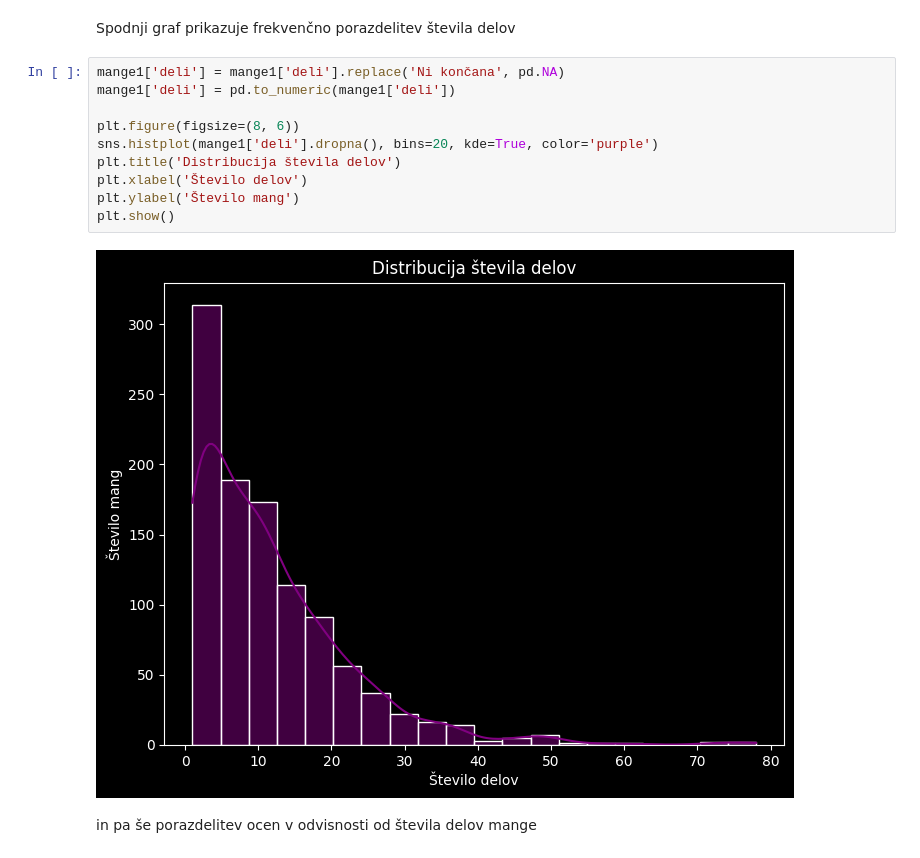
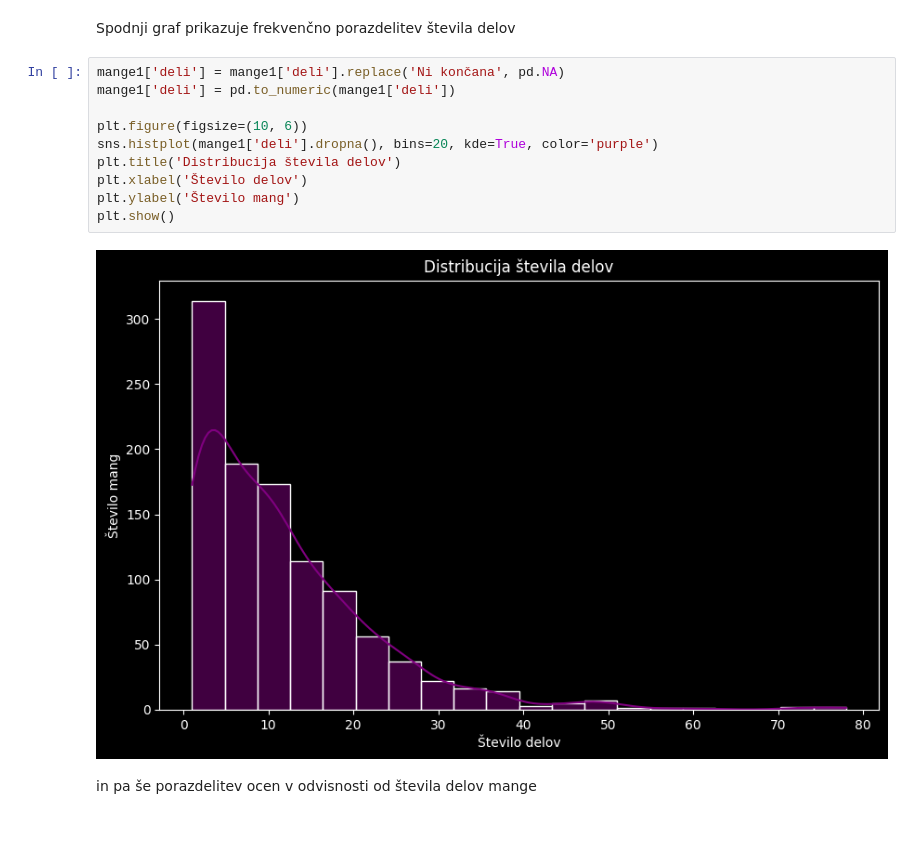
Before and after one commit to slaparj/Projektna_naloga-UVP, a Jupyter notebook: analiza.ipynb, the cells around one changed output. Cells and saved outputs as stored; diff of their text form; blank space fills up the shorter version.

```diff
--- a/analiza.ipynb
+++ b/analiza.ipynb
@@ -70,15 +70,15 @@ Spodnji graf prikazuje frekvenčno porazdelitev števila delov
 # %%
 mange1['deli'] = mange1['deli'].replace('Ni končana', pd.NA)
 mange1['deli'] = pd.to_numeric(mange1['deli'])
 
-plt.figure(figsize=(8, 6))
+plt.figure(figsize=(10, 6))
 sns.histplot(mange1['deli'].dropna(), bins=20, kde=True, color='purple')
 plt.title('Distribucija števila delov')
 plt.xlabel('Število delov')
 plt.ylabel('Število mang')
 plt.show()
 # %% [output]
-[figure, old version]
+[figure, new version]
 # %% [markdown]
 in pa še porazdelitev ocen v odvisnosti od števila delov mange
 # %%
```
Also changed, not shown: parts of 4 cells of this notebook.
